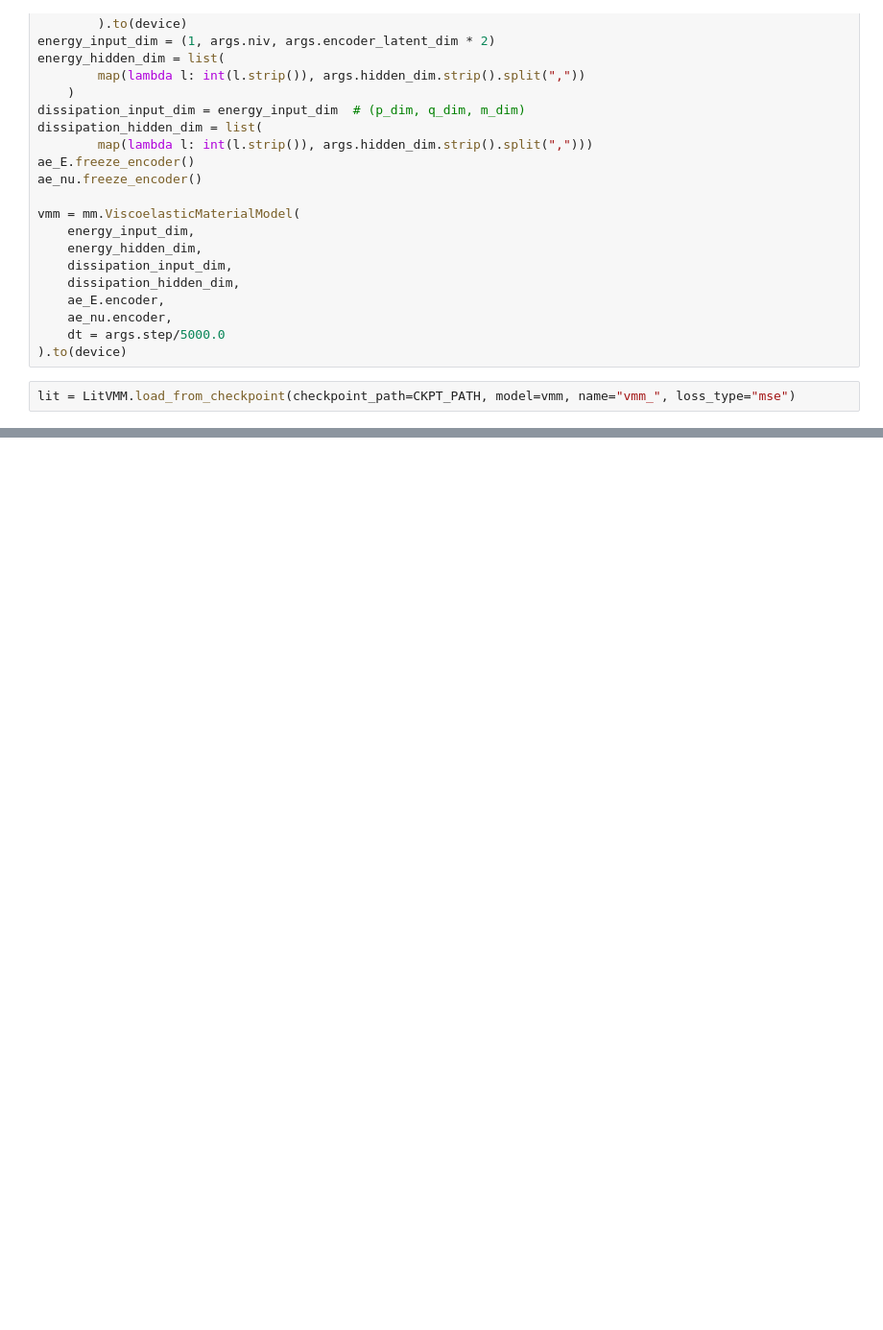
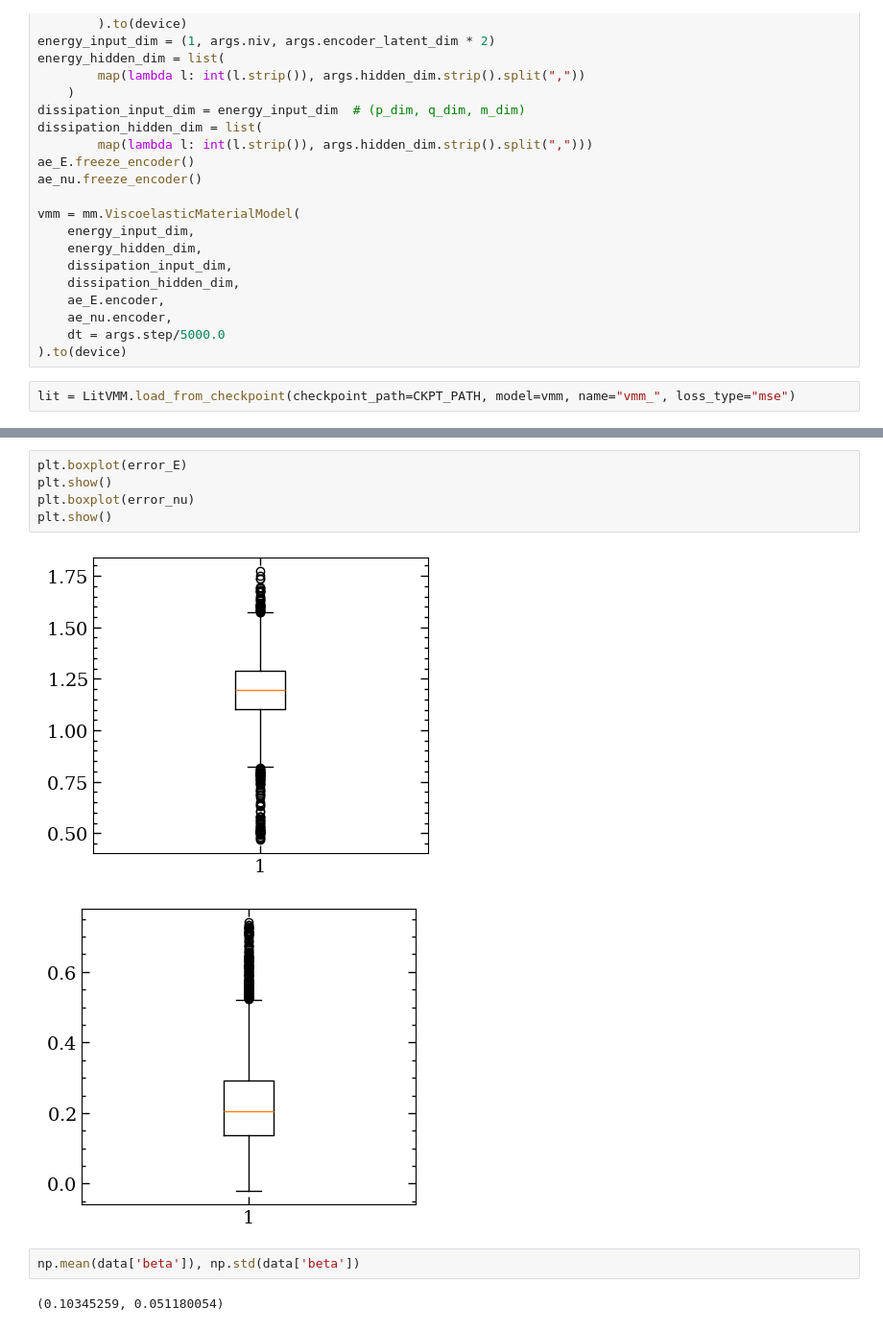
Before and after one commit to m-raj/microstructure-dependent-material-model, a Jupyter notebook: post_processing_lightning.ipynb, the cells around one changed output, grey strips where cells are left out. Shown at 96% size. Drawn from its saved outputs; the diff is of its cells as text; blank space fills up the shorter version.

```diff
--- a/post_processing_lightning.ipynb
+++ b/post_processing_lightning.ipynb
@@ -457,0 +238,12 @@ RuntimeError: Error(s) in loading state_dict for AutoEncoder:
+# %%
+plt.boxplot(error_E)
+plt.show()
+plt.boxplot(error_nu)
+plt.show()
+# %% [output]
+[figure, added]
+[figure, added]
+# %%
+np.mean(data['beta']), np.std(data['beta'])
+# %% [output]
+(0.10345259, 0.051180054)
```
Also changed, not shown: parts of 67 cells of this notebook, 1 other file.
